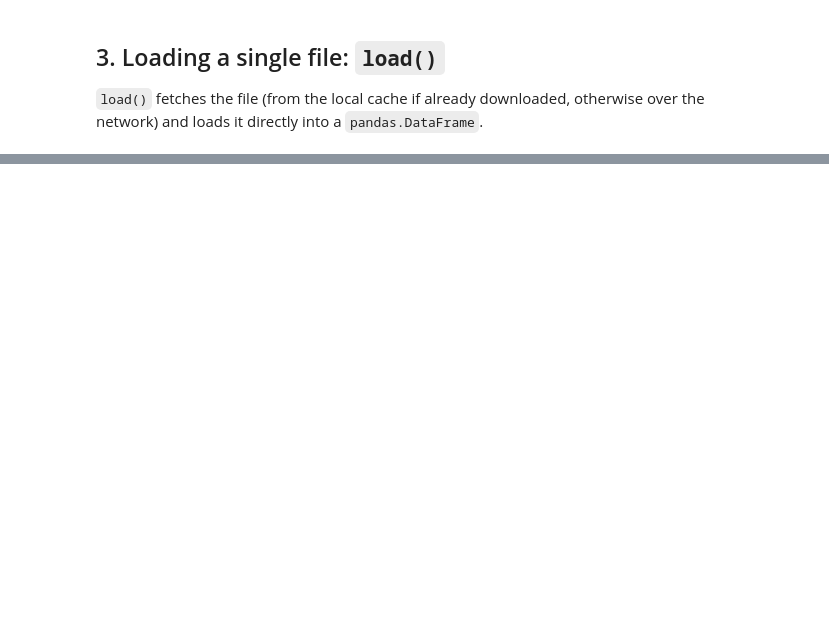
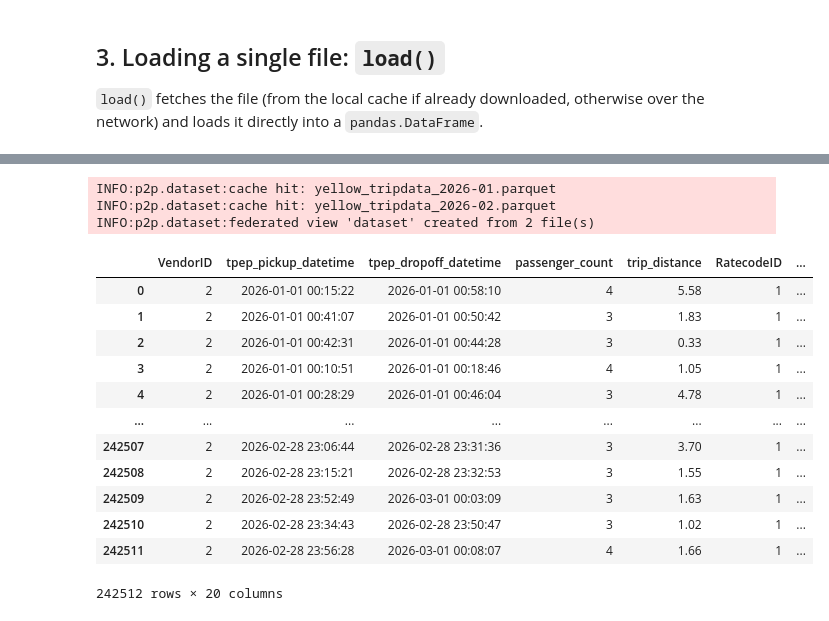
Before and after one commit to VinceCor/vincent-cordola-bthesis-p2p_dataset_federation, a Jupyter notebook: peer-dataset-federation/client/demo.ipynb, the cells around one changed output, grey strips where cells are left out. Saved outputs shown, nothing was run; the diff lists cells and outputs as text; code cells hidden in the pictures; blank space fills up the shorter version.

```diff
--- a/peer-dataset-federation/client/demo.ipynb
+++ b/peer-dataset-federation/client/demo.ipynb
@@ -53,3 +79,6 @@ dataset.files_df(2)
 ## 3. Loading a single file: `load()`
 
 `load()` fetches the file (from the local cache if already downloaded, otherwise over the network) and loads it directly into a `pandas.DataFrame`.
+# %%
+df = dataset.load("yellow_tripdata_2026-01.parquet")
+df.head()
@@ -55,0 +112,22 @@ dataset.files_df(2)
+# %%
+con = dataset.federate("yellow_tripdata_2026-01.parquet", "yellow_tripdata_2026-02.parquet")
+
+df2 = con.sql('''SELECT * FROM dataset WHERE "passenger_count" > 2''').df()
+df2
+# %% [output]
+INFO:p2p.dataset:cache hit: yellow_tripdata_2026-01.parquet
+INFO:p2p.dataset:cache hit: yellow_tripdata_2026-02.parquet
+INFO:p2p.dataset:federated view 'dataset' created from 2 file(s)
+|  | VendorID | tpep_pickup_datetime | tpep_dropoff_datetime | passenger_count | trip_distance | RatecodeID | ... |
+| 0 | 2 | 2026-01-01 00:15:22 | 2026-01-01 00:58:10 | 4 | 5.58 | 1 | ... |
+| 1 | 2 | 2026-01-01 00:41:07 | 2026-01-01 00:50:42 | 3 | 1.83 | 1 | ... |
+| 2 | 2 | 2026-01-01 00:42:31 | 2026-01-01 00:44:28 | 3 | 0.33 | 1 | ... |
+| 3 | 2 | 2026-01-01 00:10:51 | 2026-01-01 00:18:46 | 4 | 1.05 | 1 | ... |
+| 4 | 2 | 2026-01-01 00:28:29 | 2026-01-01 00:46:04 | 3 | 4.78 | 1 | ... |
+| ... | ... | ... | ... | ... | ... | ... | ... |
+| 242507 | 2 | 2026-02-28 23:06:44 | 2026-02-28 23:31:36 | 3 | 3.70 | 1 | ... |
+| 242508 | 2 | 2026-02-28 23:15:21 | 2026-02-28 23:32:53 | 3 | 1.55 | 1 | ... |
+| 242509 | 2 | 2026-02-28 23:52:49 | 2026-03-01 00:03:09 | 3 | 1.63 | 1 | ... |
+| 242510 | 2 | 2026-02-28 23:34:43 | 2026-02-28 23:50:47 | 3 | 1.02 | 1 | ... |
+| 242511 | 2 | 2026-02-28 23:56:28 | 2026-03-01 00:08:07 | 4 | 1.66 | 1 | ... |
+242512 rows × 20 columns
```
Also changed, not shown: parts of 10 cells of this notebook.
